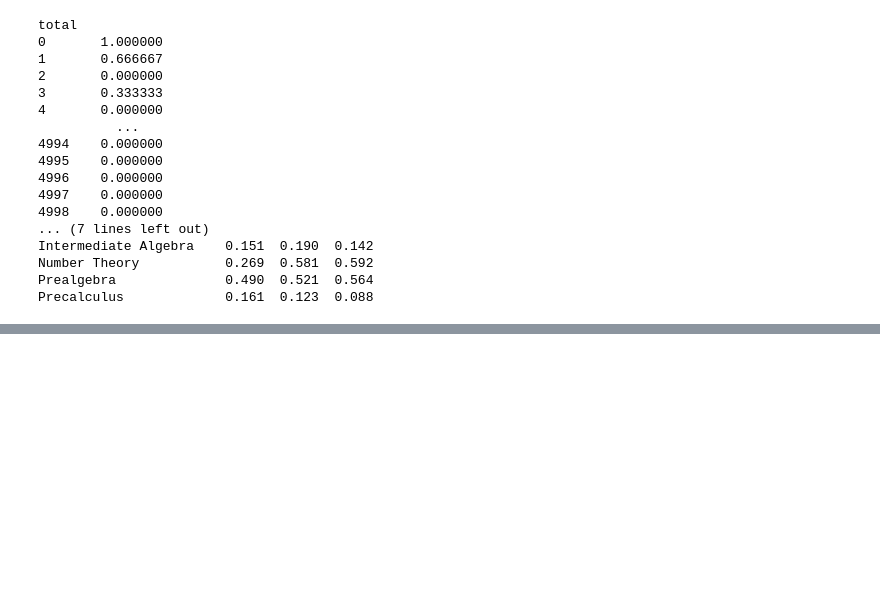
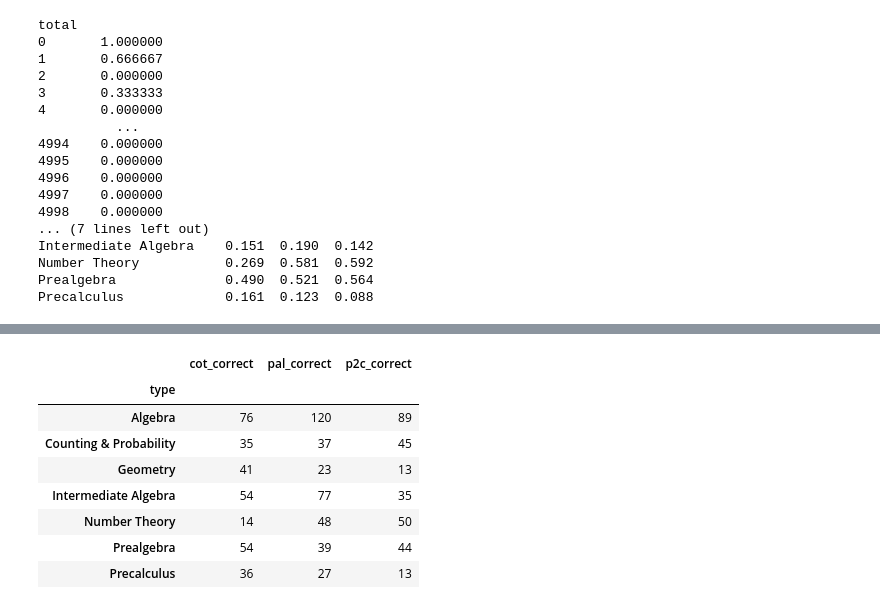
Before and after one commit to fgenie/rims_minimal, a Jupyter notebook: src/math_hacking.ipynb, the cells around one changed output, grey strips where cells are left out. Saved outputs shown, nothing was run; the diff lists cells and outputs as text; code cells hidden in the pictures; blank space fills up the shorter version.

```diff
--- a/src/math_hacking.ipynb
+++ b/src/math_hacking.ipynb
@@ -531,0 +550,12 @@ Precalculus             0.161  0.123  0.088
+# %%
+base_df.loc[selection_majv_d["BASE"][0].index, ["type","cot_correct", "pal_correct", "p2c_correct"]].groupby("type").sum()
+# %% [output]
+|  | cot_correct | pal_correct | p2c_correct |
+| type |  |  |  |
+| Algebra | 76 | 120 | 89 |
+| Counting & Probability | 35 | 37 | 45 |
+| Geometry | 41 | 23 | 13 |
+| Intermediate Algebra | 54 | 77 | 35 |
+| Number Theory | 14 | 48 | 50 |
+| Prealgebra | 54 | 39 | 44 |
+| Precalculus | 36 | 27 | 13 |
```
Also changed, not shown: parts of 3 cells of this notebook, 23 other files.
